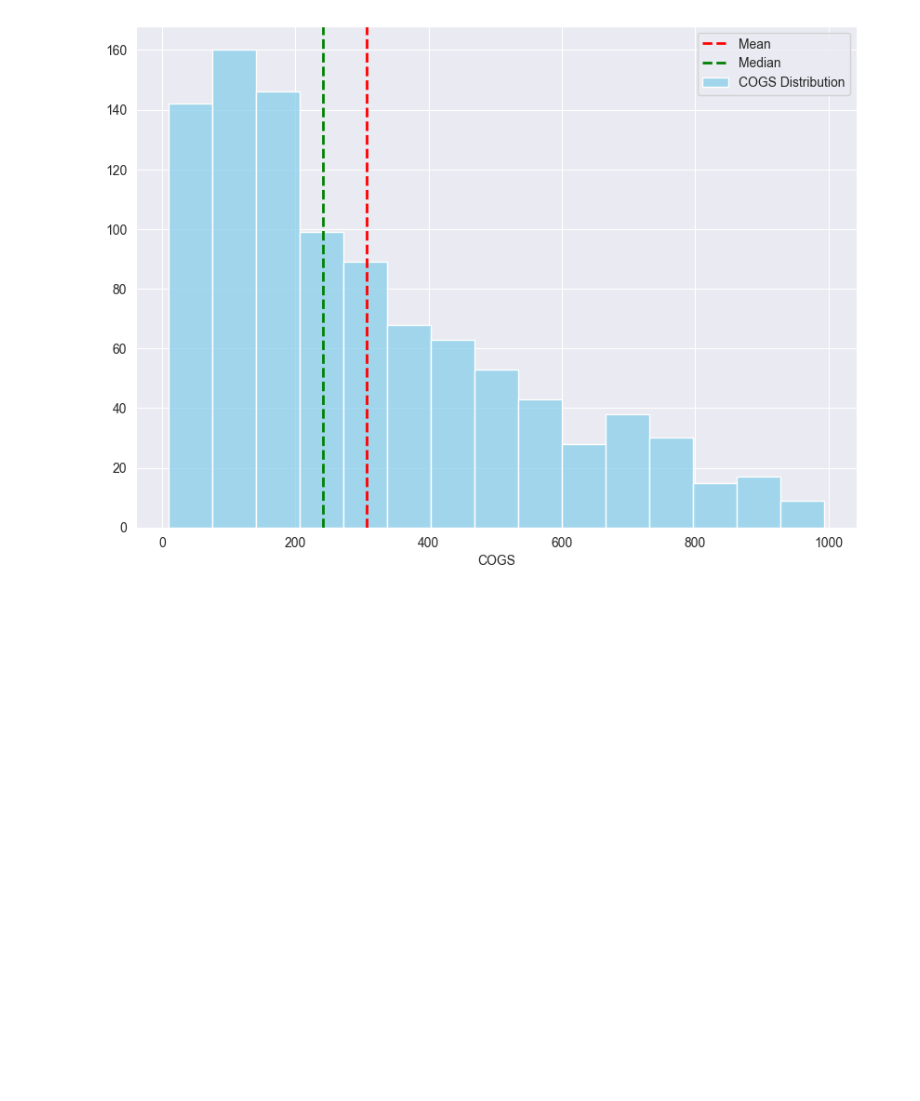
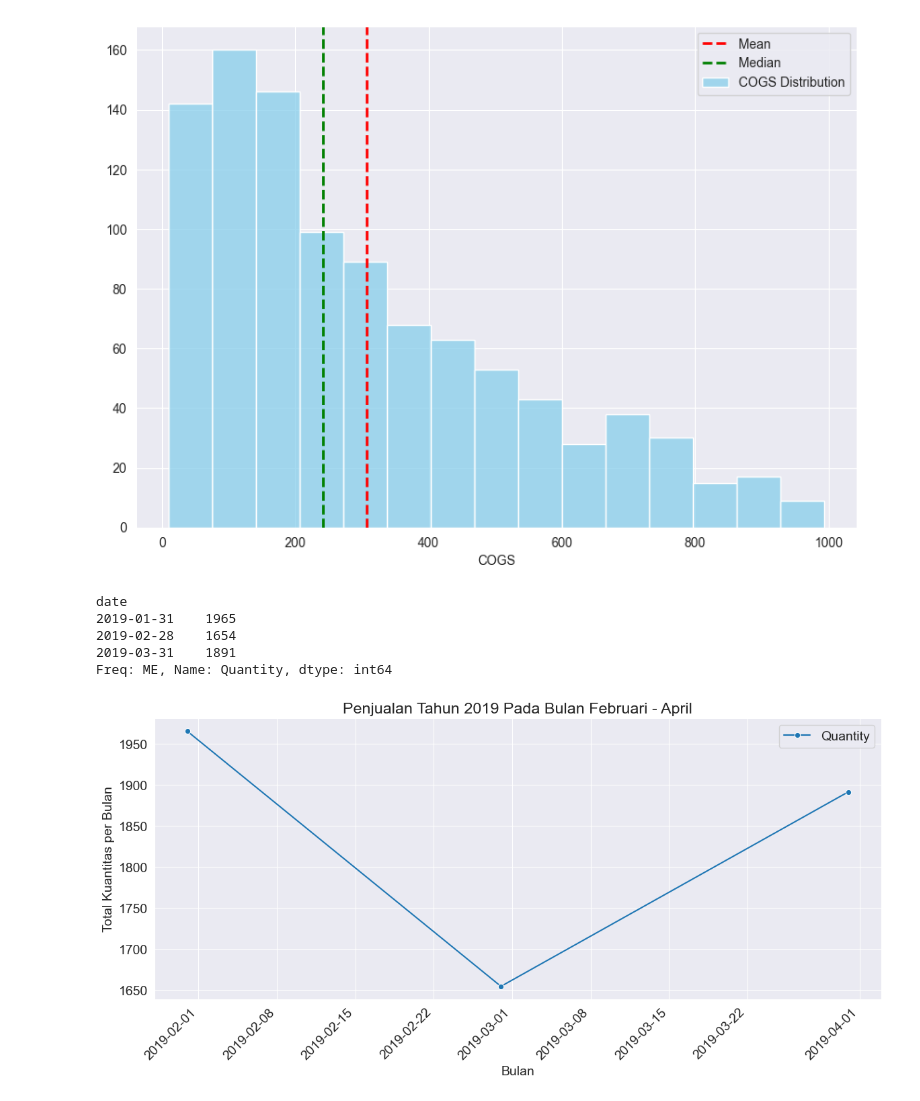
Before and after one commit to ardhiharry/uas-visualisasi-data, a Jupyter notebook: reduksi-dimensi.ipynb, the cells around one changed output. Saved outputs shown, nothing was run; the diff lists cells and outputs as text; code cells hidden in the pictures; blank space fills up the shorter version.

Commit message:
Menambah visualisasi kuantitas penjualan berdasarkan timeframe

```diff
--- a/reduksi-dimensi.ipynb
+++ b/reduksi-dimensi.ipynb
@@ -286,3 +286,33 @@ plt.legend()
 plt.show()
 # %% [output]
 [figure]
+# %%
+df['date'] = pd.to_datetime(df['Date'])
+
+# Memastikan bahwa data terurut berdasarkan tanggal
+df = df.sort_values(by='date')
+
+# Membuat DataFrame baru dengan kolom 'quantity' dijumlahkan per bulan
+monthly_df = df.resample('ME', on='date').sum()
+print(monthly_df.Quantity)
+
+# Atur ukuran font global untuk visualisasi Matplotlib dan Seaborn
+plt.rcParams.update({'font.size': 14})  # Ubah ukuran font sesuai kebutuhan
+
+# Visualisasi dengan Seaborn line plot
+plt.figure(figsize=(12, 6))
+sns.lineplot(x=monthly_df.index, y='Quantity', data=monthly_df, marker='o', label='Quantity')
+plt.title('Penjualan Tahun 2019 Pada Bulan Februari - April')
+plt.xlabel('Bulan')
+plt.ylabel('Total Kuantitas per Bulan')
+plt.legend()
+plt.xticks(rotation=45, ha='right')  # Rotasi dan perataan label tanggal
+plt.tight_layout()
+plt.show()
+# %% [output]
+date
+2019-01-31    1965
+2019-02-28    1654
+2019-03-31    1891
+Freq: ME, Name: Quantity, dtype: int64
+[figure, added]
```
